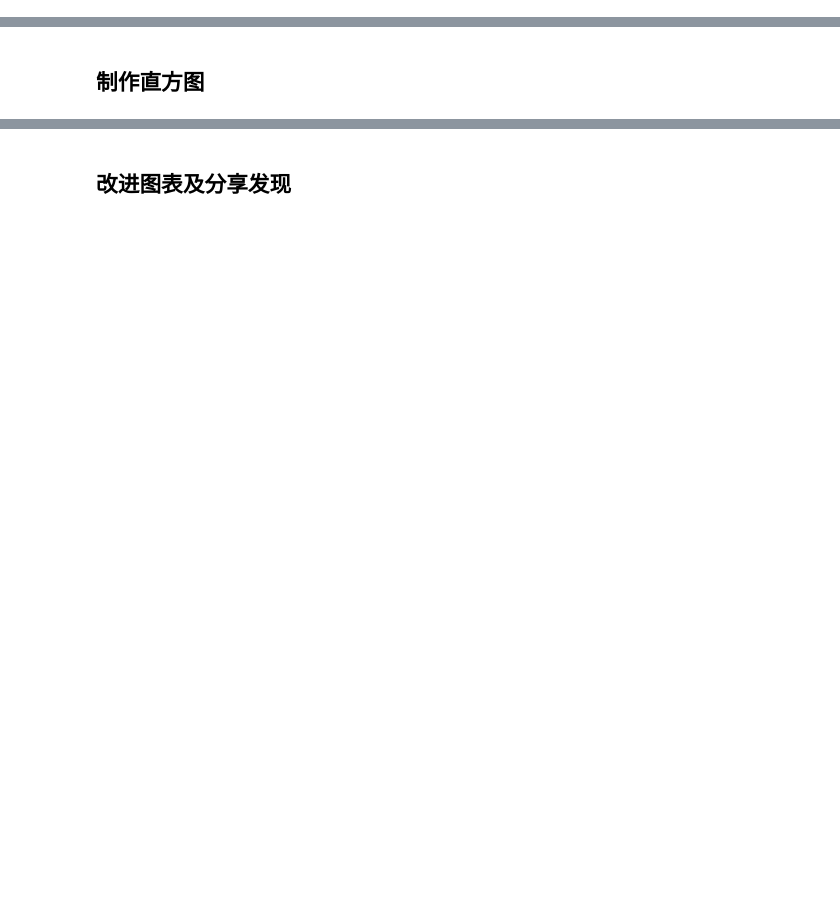
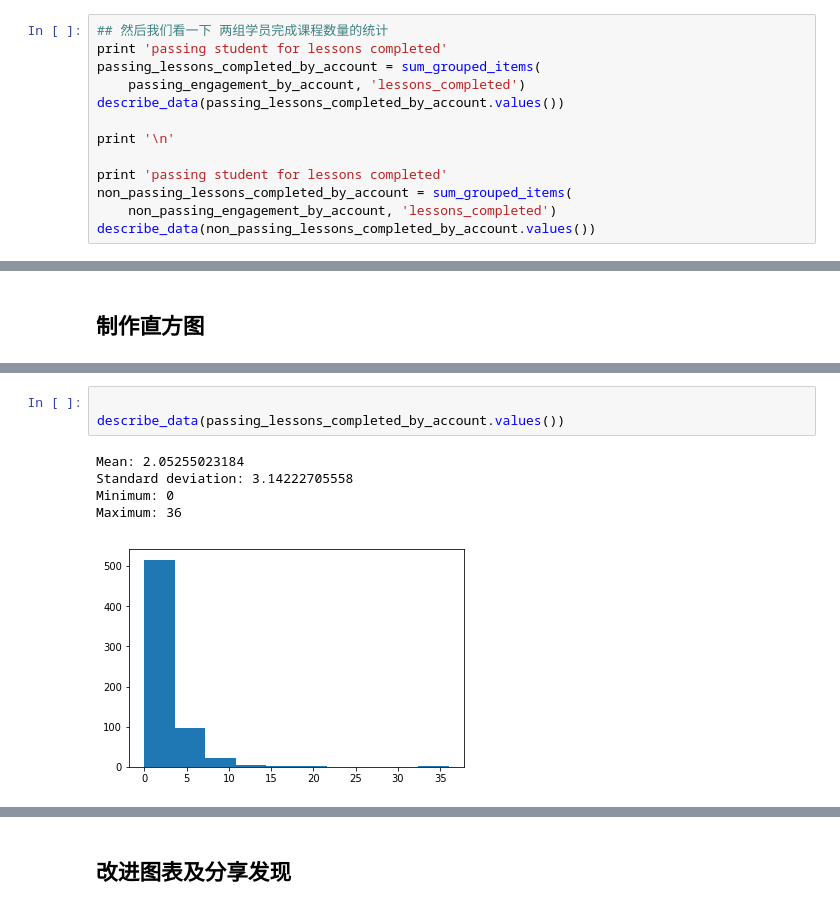
Before and after one commit to NaughtyFlame/Ud_ML, a Jupyter notebook: data_analyze/l1-starter-code-zh-cn.ipynb, the cells around one changed output, grey strips where cells are left out. Cells and saved outputs as stored; diff of their text form; blank space fills up the shorter version.

```diff
--- a/data_analyze/l1-starter-code-zh-cn.ipynb
+++ b/data_analyze/l1-starter-code-zh-cn.ipynb
@@ -507,3 +509,16 @@ Mean: 143.326474267
 Standard deviation: 269.538619011
 Minimum: 0.0
 Maximum: 1768.52274933
+# %%
+## 然后我们看一下 两组学员完成课程数量的统计
+print 'passing student for lessons completed'
+passing_lessons_completed_by_account = sum_grouped_items(
+    passing_engagement_by_account, 'lessons_completed')
+describe_data(passing_lessons_completed_by_account.values())
+
+print '\n'
+
+print 'passing student for lessons completed'
+non_passing_lessons_completed_by_account = sum_grouped_items(
+    non_passing_engagement_by_account, 'lessons_completed')
+describe_data(non_passing_lessons_completed_by_account.values())
@@ -518,0 +597,9 @@ Maximum: 1768.52274933
+# %%
+
+describe_data(passing_lessons_completed_by_account.values())
+# %% [output]
+Mean: 2.05255023184
+Standard deviation: 3.14222705558
+Minimum: 0
+Maximum: 36
+[figure, added]
```
Also changed, not shown: parts of 13 cells of this notebook.
